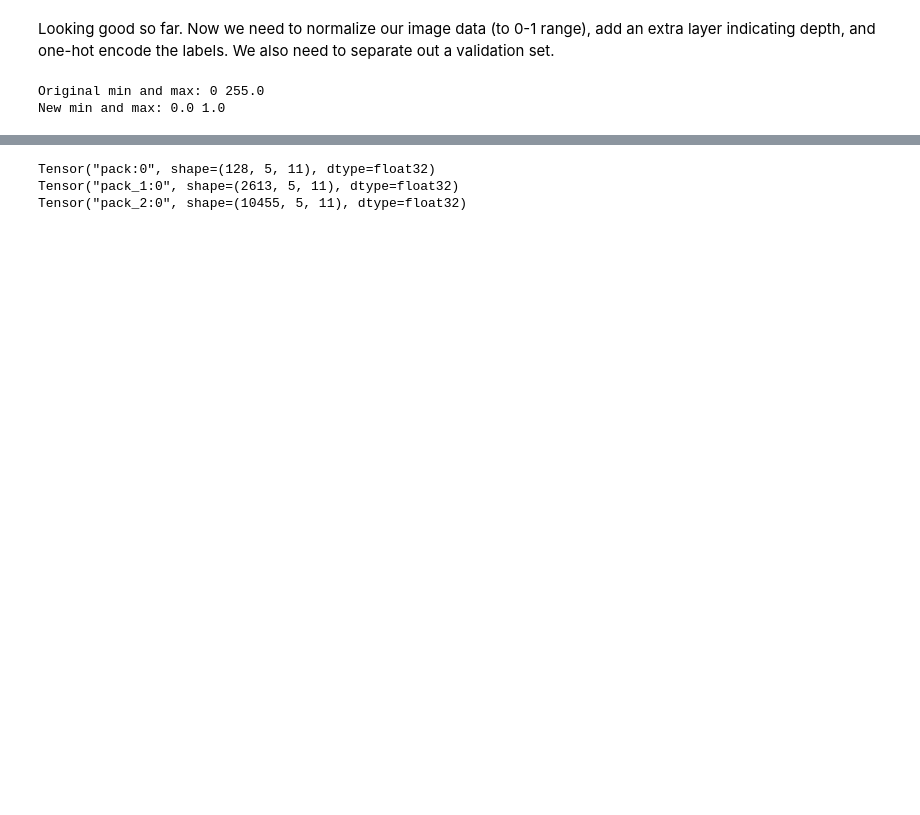
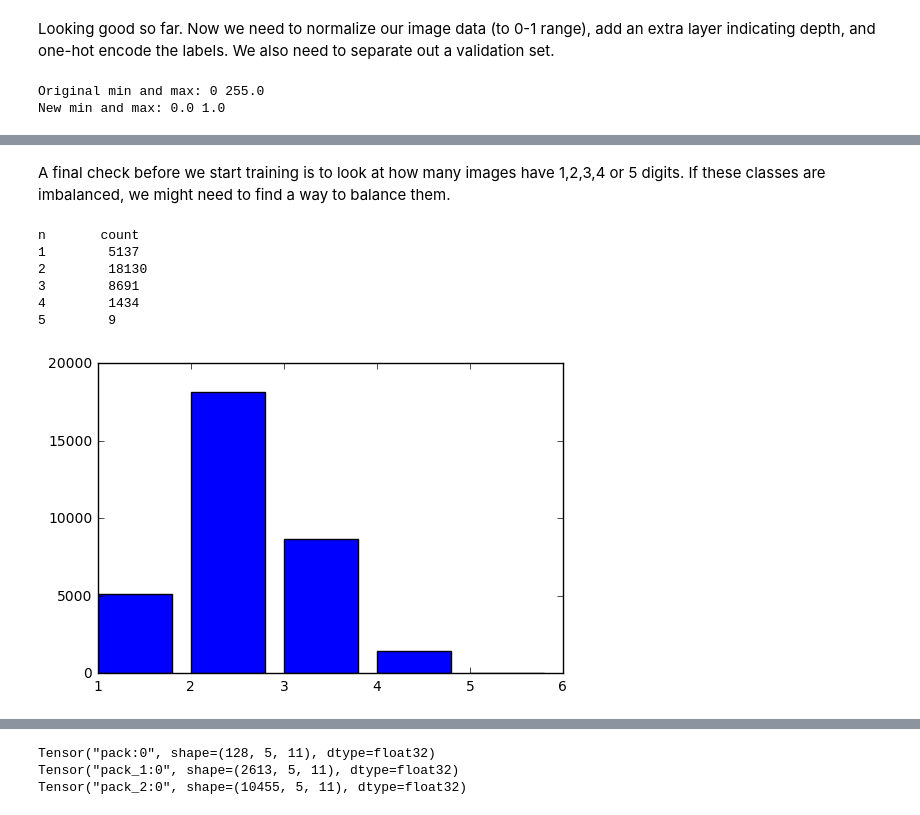
Before and after one commit to anoopctkm/machine-learning, a Jupyter notebook: projects/digit_recognition/digit_recognition.ipynb, the cells around one changed output, grey strips where cells are left out. Saved outputs shown, nothing was run; the diff lists cells and outputs as text; code cells hidden in the pictures; blank space fills up the shorter version.

```diff
--- a/projects/digit_recognition/digit_recognition.ipynb
+++ b/projects/digit_recognition/digit_recognition.ipynb
@@ -897,0 +993,18 @@ print(train_svhn_l[0])  # Should correspond to 1,9 shown above (trailed by -1's)
+# %% [markdown]
+A final check before we start training is to look at how many images have 1,2,3,4 or 5 digits. If these classes are imbalanced, we might need to find a way to balance them.
+# %%
+x, y = np.unique(np.sum(train_svhn_labels >= 0, axis = 1), return_counts = True)
+print('n\tcount')
+for i, n in enumerate(x):
+    print(n, '\t', y[i])
+
+plt.bar(x, y)
+plt.show()
+# %% [output]
+n       count
+1        5137
+2        18130
+3        8691
+4        1434
+5        9
+[figure, added]
```
Also changed, not shown: parts of 29 cells of this notebook.
